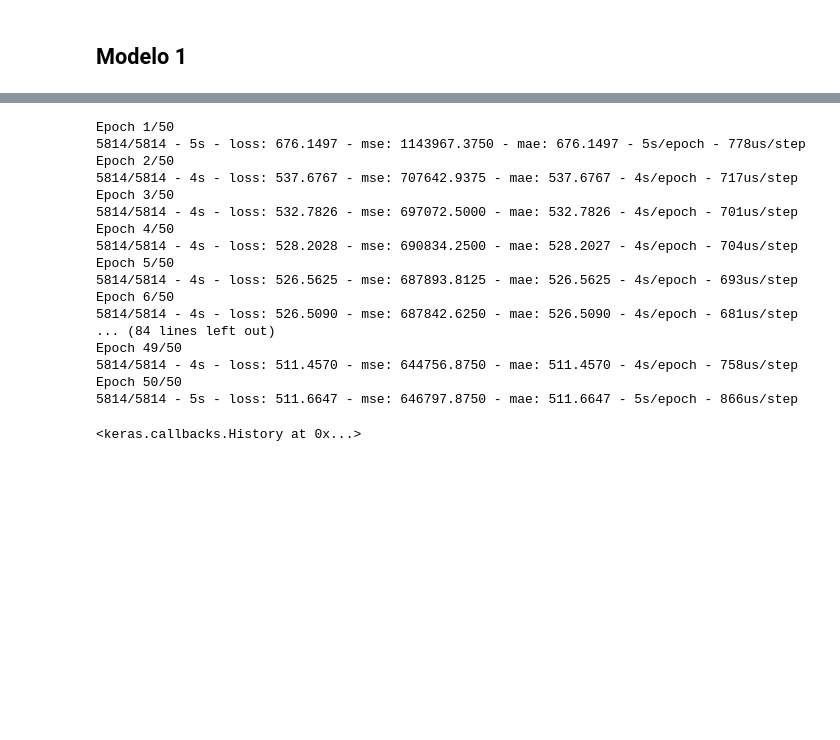
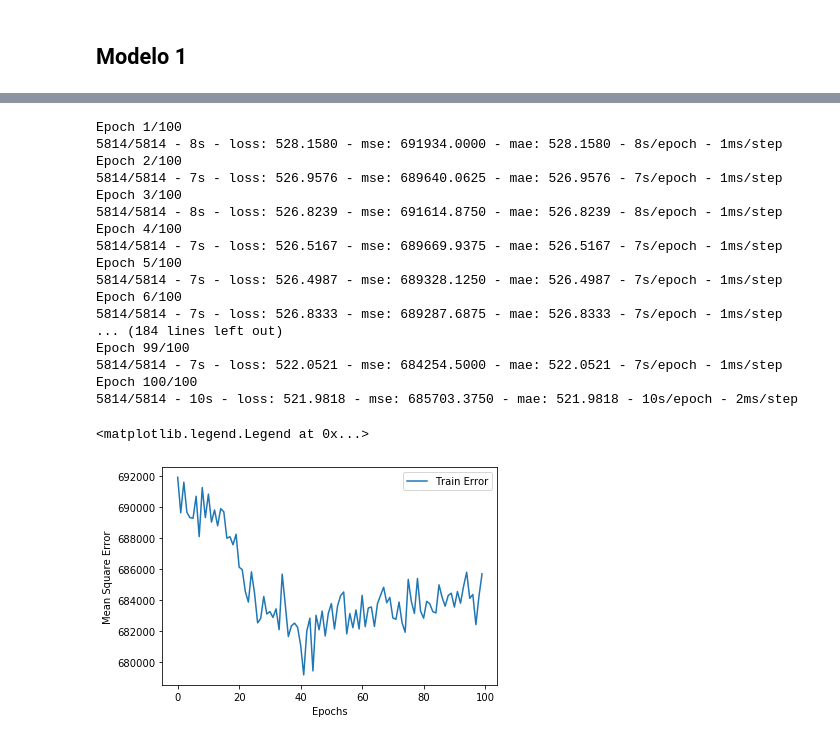
Before and after one commit to napoli-lucia/7506-Organizacion-de-Datos-TPs, a Jupyter notebook: TP2/7506R_TP2_GRUPO18_ENTREGA_N2_02.ipynb, the cells around one changed output, grey strips where cells are left out. Cells and saved outputs as stored; diff of their text form; code cells hidden in the pictures; blank space fills up the shorter version.

```diff
--- a/TP2/7506R_TP2_GRUPO18_ENTREGA_N2_02.ipynb
+++ b/TP2/7506R_TP2_GRUPO18_ENTREGA_N2_02.ipynb
@@ -238,23 +244,32 @@ modelo_1.compile(
 )
 # %%
 # Entrenamiento del modelo
-modelo_1.fit(x_train_transform,y_train,epochs=50,batch_size=10,verbose=2)
+cant_epochs = 100
+historia_modelo_1 = modelo_1.fit(x_train_transform,y_train,epochs=cant_epochs,batch_size=10,verbose=2)
 # %% [output]
-Epoch 1/50
-5814/5814 - 5s - loss: 676.1497 - mse: 1143967.3750 - mae: 676.1497 - 5s/epoch - 778us/step
-Epoch 2/50
-5814/5814 - 4s - loss: 537.6767 - mse: 707642.9375 - mae: 537.6767 - 4s/epoch - 717us/step
-Epoch 3/50
-5814/5814 - 4s - loss: 532.7826 - mse: 697072.5000 - mae: 532.7826 - 4s/epoch - 701us/step
-Epoch 4/50
-5814/5814 - 4s - loss: 528.2028 - mse: 690834.2500 - mae: 528.2027 - 4s/epoch - 704us/step
-Epoch 5/50
-5814/5814 - 4s - loss: 526.5625 - mse: 687893.8125 - mae: 526.5625 - 4s/epoch - 693us/step
-Epoch 6/50
-5814/5814 - 4s - loss: 526.5090 - mse: 687842.6250 - mae: 526.5090 - 4s/epoch - 681us/step
-... (84 lines left out)
-Epoch 49/50
-5814/5814 - 4s - loss: 511.4570 - mse: 644756.8750 - mae: 511.4570 - 4s/epoch - 758us/step
-Epoch 50/50
-5814/5814 - 5s - loss: 511.6647 - mse: 646797.8750 - mae: 511.6647 - 5s/epoch - 866us/step
+Epoch 1/100
+5814/5814 - 8s - loss: 528.1580 - mse: 691934.0000 - mae: 528.1580 - 8s/epoch - 1ms/step
+Epoch 2/100
+5814/5814 - 7s - loss: 526.9576 - mse: 689640.0625 - mae: 526.9576 - 7s/epoch - 1ms/step
+Epoch 3/100
+5814/5814 - 8s - loss: 526.8239 - mse: 691614.8750 - mae: 526.8239 - 8s/epoch - 1ms/step
+Epoch 4/100
+5814/5814 - 7s - loss: 526.5167 - mse: 689669.9375 - mae: 526.5167 - 7s/epoch - 1ms/step
+Epoch 5/100
+5814/5814 - 7s - loss: 526.4987 - mse: 689328.1250 - mae: 526.4987 - 7s/epoch - 1ms/step
+Epoch 6/100
+5814/5814 - 7s - loss: 526.8333 - mse: 689287.6875 - mae: 526.8333 - 7s/epoch - 1ms/step
+... (184 lines left out)
+Epoch 99/100
+5814/5814 - 7s - loss: 522.0521 - mse: 684254.5000 - mae: 522.0521 - 7s/epoch - 1ms/step
+Epoch 100/100
+5814/5814 - 10s - loss: 521.9818 - mse: 685703.3750 - mae: 521.9818 - 10s/epoch - 2ms/step
-<keras.callbacks.History at 0x...>
+# %%
+plt.figure()
+plt.xlabel('Epochs')
+plt.ylabel('Mean Square Error')
+plt.plot(range(cant_epochs), historia_modelo_1.history['mse'], label='Train Error')
+plt.legend()
+# %% [output]
+<matplotlib.legend.Legend at 0x...>
+[figure, added]
```
Also changed, not shown: parts of 41 cells of this notebook, 2 other files.
